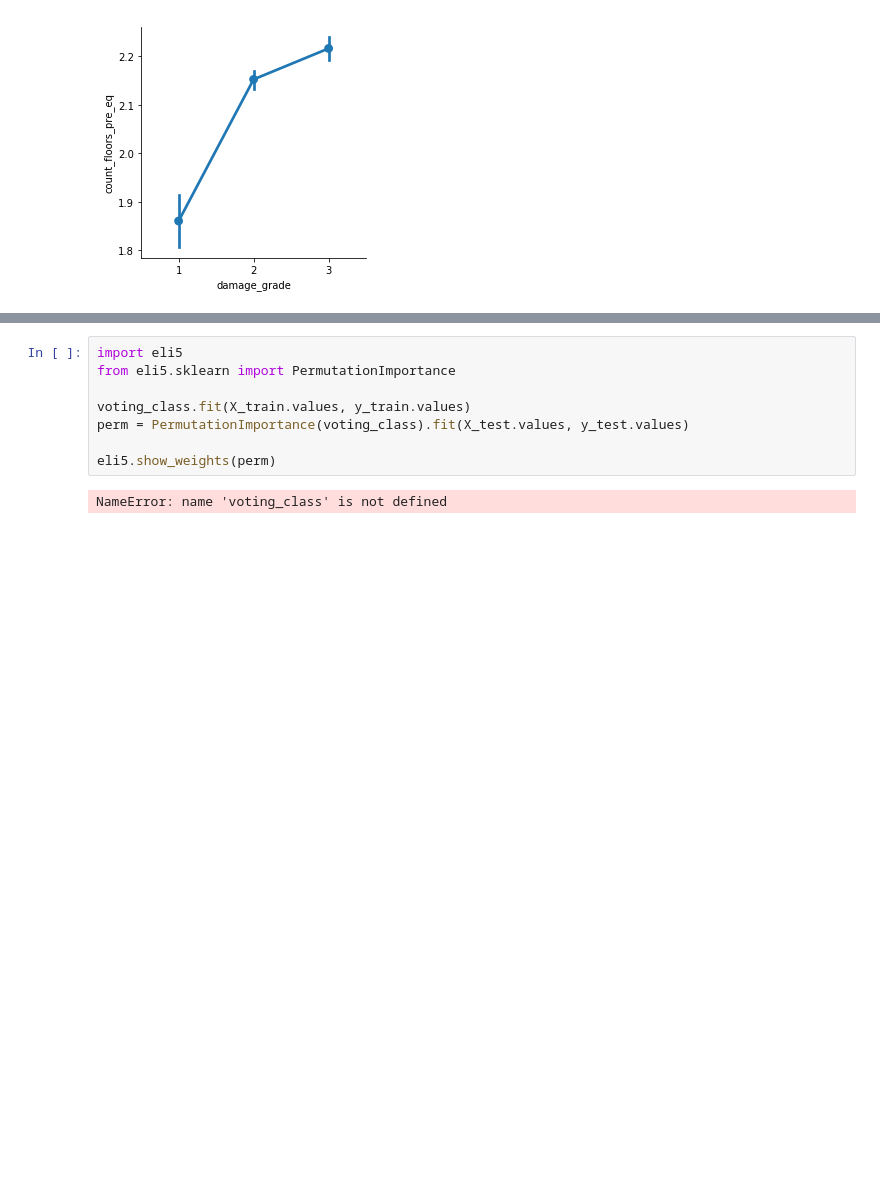
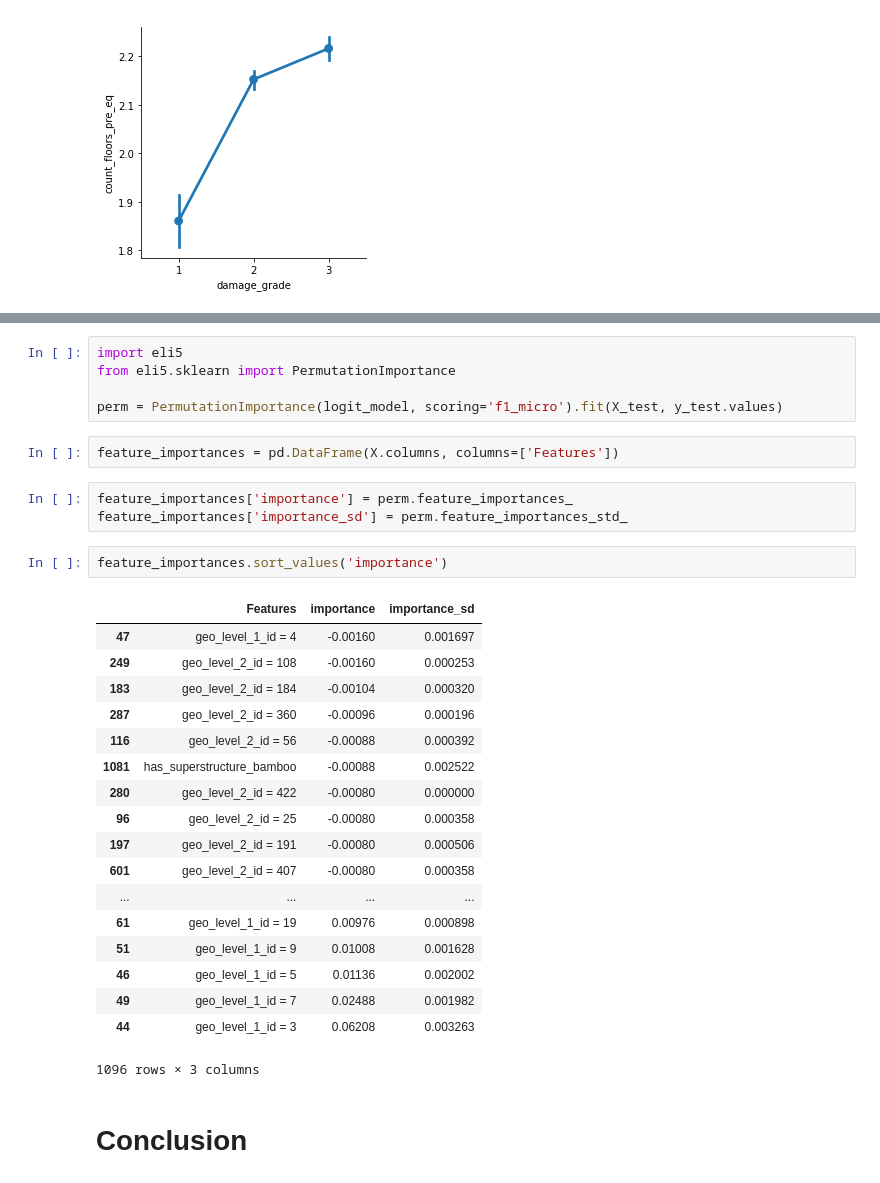
Before and after one commit to mrklees/Data-Science-Capstone, a Jupyter notebook: Report.ipynb, the cells around one changed output, grey strips where cells are left out. Cells and saved outputs as stored; diff of their text form; blank space fills up the shorter version.

```diff
--- a/Report.ipynb
+++ b/Report.ipynb
@@ -666,9 +438,32 @@ pd.DataFrame(np.vstack([test['building_id'].values, voting_class.predict(X_subm.
 import eli5
 from eli5.sklearn import PermutationImportance
 
-voting_class.fit(X_train.values, y_train.values)
-perm = PermutationImportance(voting_class).fit(X_test.values, y_test.values)
-
-eli5.show_weights(perm)
+perm = PermutationImportance(logit_model, scoring='f1_micro').fit(X_test, y_test.values)
-# %% [output]
-NameError: name 'voting_class' is not defined
+# %%
+feature_importances = pd.DataFrame(X.columns, columns=['Features'])
+# %%
+feature_importances['importance'] = perm.feature_importances_
+feature_importances['importance_sd'] = perm.feature_importances_std_
+# %%
+feature_importances.sort_values('importance')
+# %% [output]
+|  | Features | importance | importance_sd |
+| 47 | geo_level_1_id = 4 | -0.00160 | 0.001697 |
+| 249 | geo_level_2_id = 108 | -0.00160 | 0.000253 |
+| 183 | geo_level_2_id = 184 | -0.00104 | 0.000320 |
+| 287 | geo_level_2_id = 360 | -0.00096 | 0.000196 |
+| 116 | geo_level_2_id = 56 | -0.00088 | 0.000392 |
+| 1081 | has_superstructure_bamboo | -0.00088 | 0.002522 |
+| 280 | geo_level_2_id = 422 | -0.00080 | 0.000000 |
+| 96 | geo_level_2_id = 25 | -0.00080 | 0.000358 |
+| 197 | geo_level_2_id = 191 | -0.00080 | 0.000506 |
+| 601 | geo_level_2_id = 407 | -0.00080 | 0.000358 |
+| ... | ... | ... | ... |
+| 61 | geo_level_1_id = 19 | 0.00976 | 0.000898 |
+| 51 | geo_level_1_id = 9 | 0.01008 | 0.001628 |
+| 46 | geo_level_1_id = 5 | 0.01136 | 0.002002 |
+| 49 | geo_level_1_id = 7 | 0.02488 | 0.001982 |
+| 44 | geo_level_1_id = 3 | 0.06208 | 0.003263 |
+1096 rows × 3 columns
+# %% [markdown]
+# Conclusion
```
Also changed, not shown: parts of 74 cells of this notebook, 2 other files.
